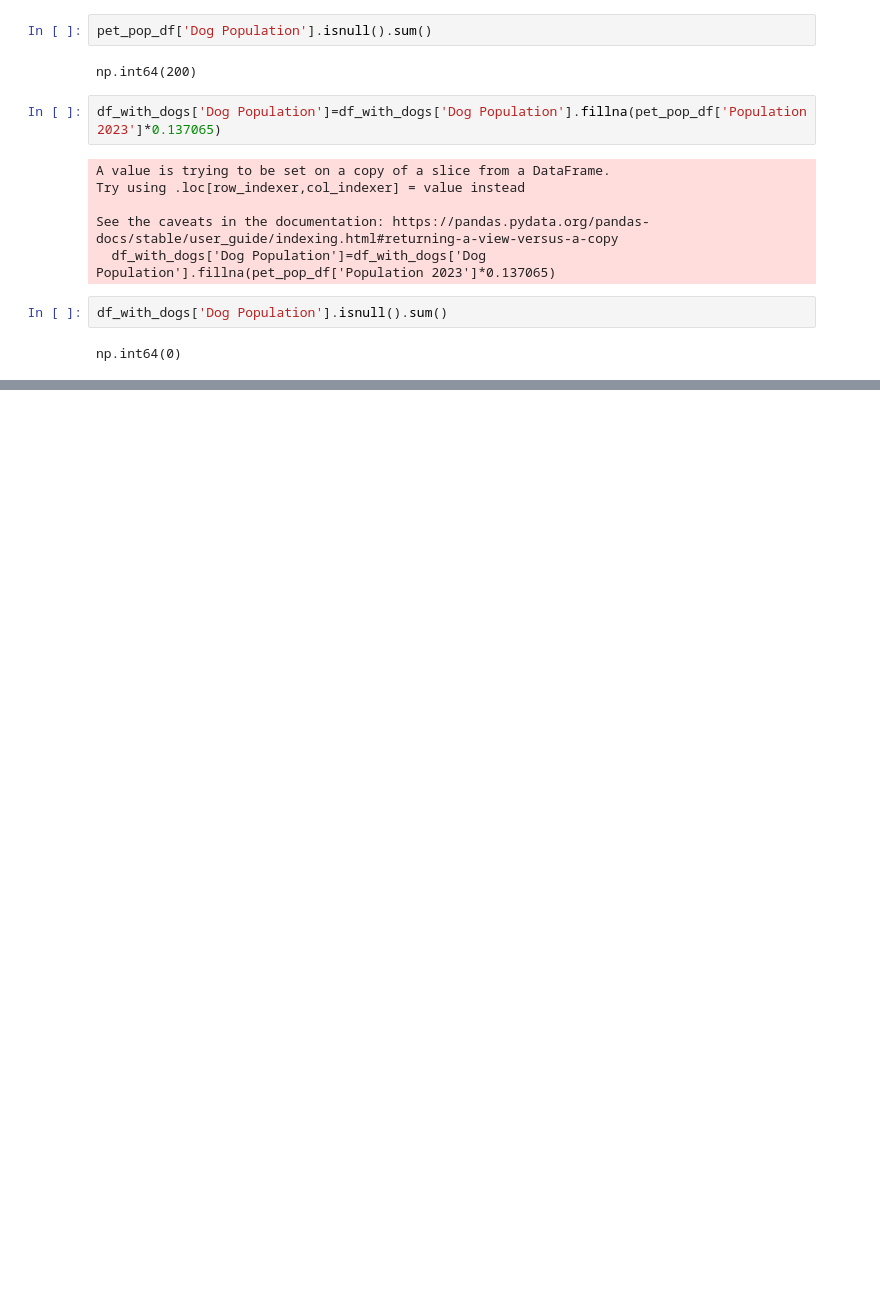
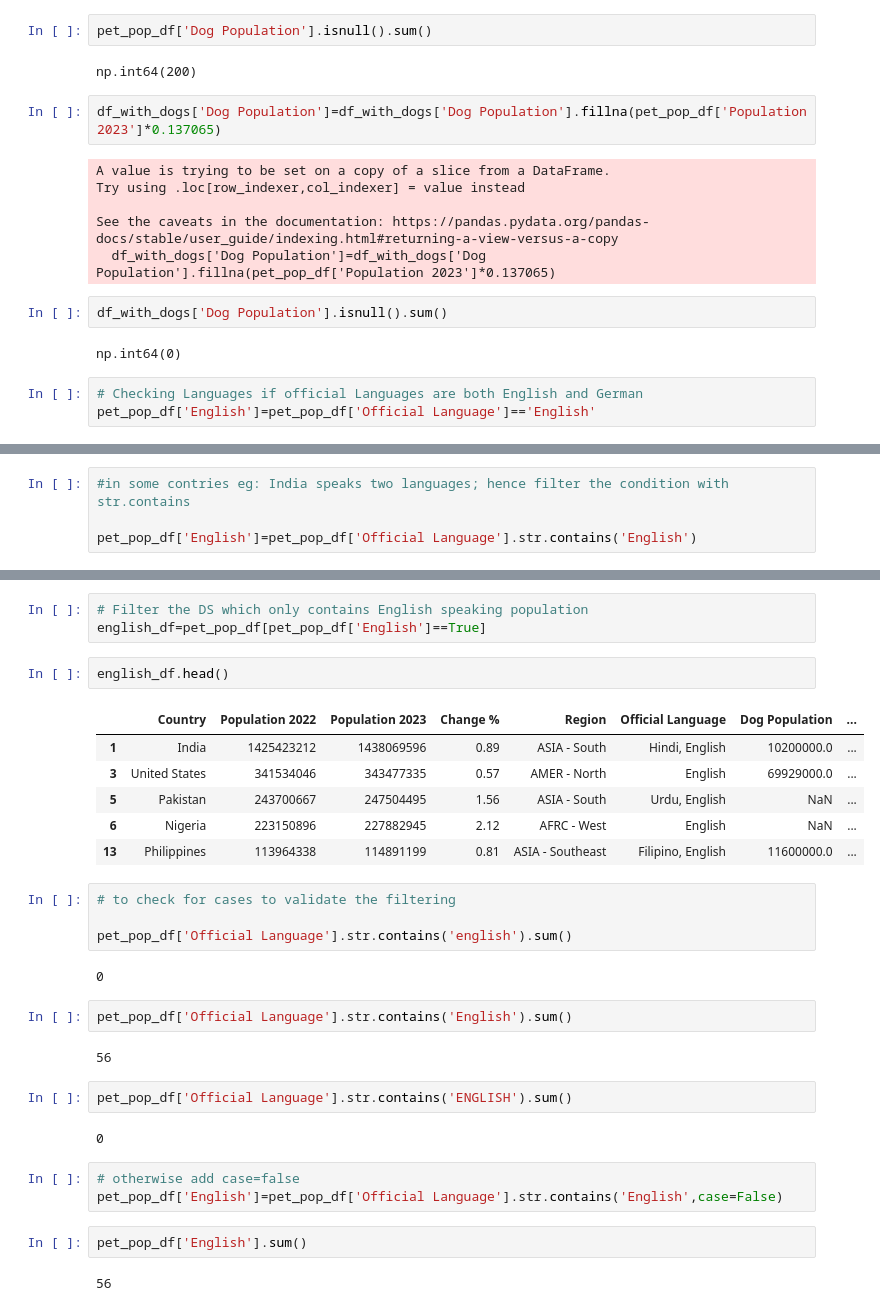
Before and after one commit to priyankaprakasan/Data-I-O-and-Preprocessing-with-Python-and-SQL, a Jupyter notebook: DataPreprocessing_Module1.ipynb, the cells around one changed output, grey strips where cells are left out. Saved outputs shown, nothing was run; the diff lists cells and outputs as text; blank space fills up the shorter version.

```diff
--- a/DataPreprocessing_Module1.ipynb
+++ b/DataPreprocessing_Module1.ipynb
@@ -182,3 +184,6 @@ See the caveats in the documentation: https://pandas.pydata.org/pandas-docs/stab
 df_with_dogs['Dog Population'].isnull().sum()
 # %% [output]
 np.int64(0)
+# %%
+# Checking Languages if official Languages are both English and German
+pet_pop_df['English']=pet_pop_df['Official Language']=='English'
@@ -184,0 +200,4 @@ np.int64(0)
+# %%
+#in some contries eg: India speaks two languages; hence filter the condition with str.contains
+
+pet_pop_df['English']=pet_pop_df['Official Language'].str.contains('English')
@@ -184,0 +214,33 @@ np.int64(0)
+# %%
+# Filter the DS which only contains English speaking population
+english_df=pet_pop_df[pet_pop_df['English']==True]
+# %%
+english_df.head()
+# %% [output]
+|  | Country | Population 2022 | Population 2023 | Change % | Region | Official Language | Dog Population | ... |
+| 1 | India | 1425423212 | 1438069596 | 0.89 | ASIA - South | Hindi, English | 10200000.0 | ... |
+| 3 | United States | 341534046 | 343477335 | 0.57 | AMER - North | English | 69929000.0 | ... |
+| 5 | Pakistan | 243700667 | 247504495 | 1.56 | ASIA - South | Urdu, English | NaN | ... |
+| 6 | Nigeria | 223150896 | 227882945 | 2.12 | AFRC - West | English | NaN | ... |
+| 13 | Philippines | 113964338 | 114891199 | 0.81 | ASIA - Southeast | Filipino, English | 11600000.0 | ... |
+# %%
+# to check for cases to validate the filtering
+
+pet_pop_df['Official Language'].str.contains('english').sum()
+# %% [output]
+0
+# %%
+pet_pop_df['Official Language'].str.contains('English').sum()
+# %% [output]
+56
+# %%
+pet_pop_df['Official Language'].str.contains('ENGLISH').sum()
+# %% [output]
+0
+# %%
+# otherwise add case=false
+pet_pop_df['English']=pet_pop_df['Official Language'].str.contains('English',case=False)
+# %%
+pet_pop_df['English'].sum()
+# %% [output]
+56
```
Also changed, not shown: parts of 9 cells of this notebook.
